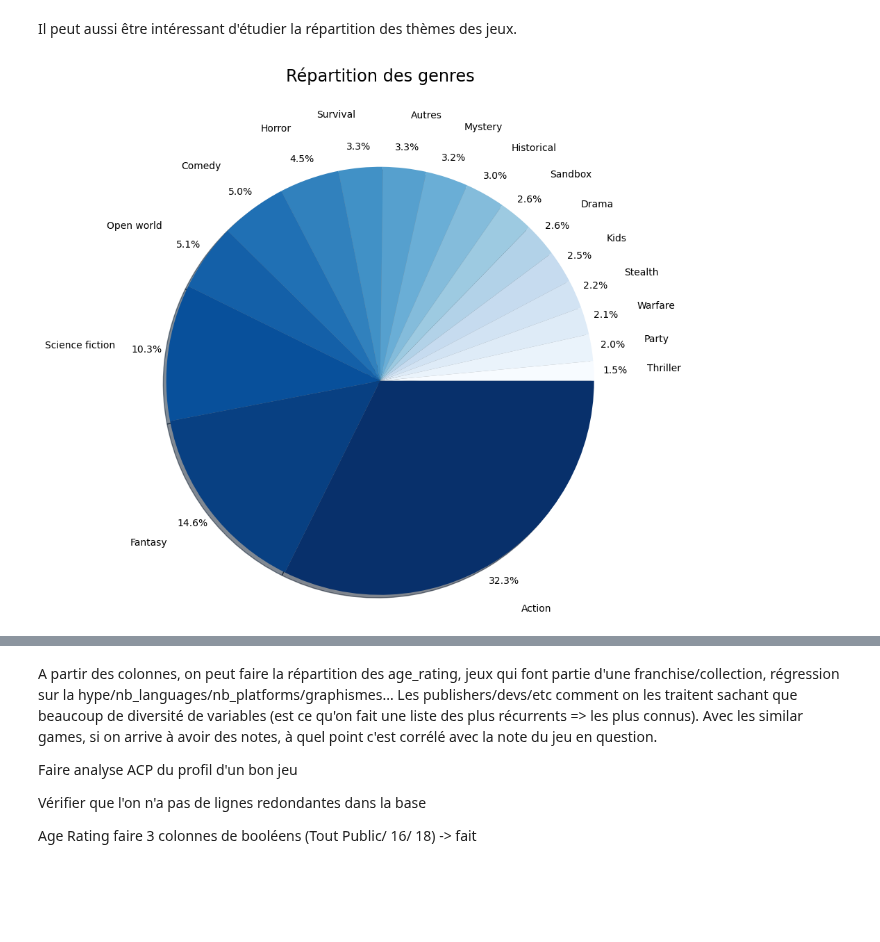
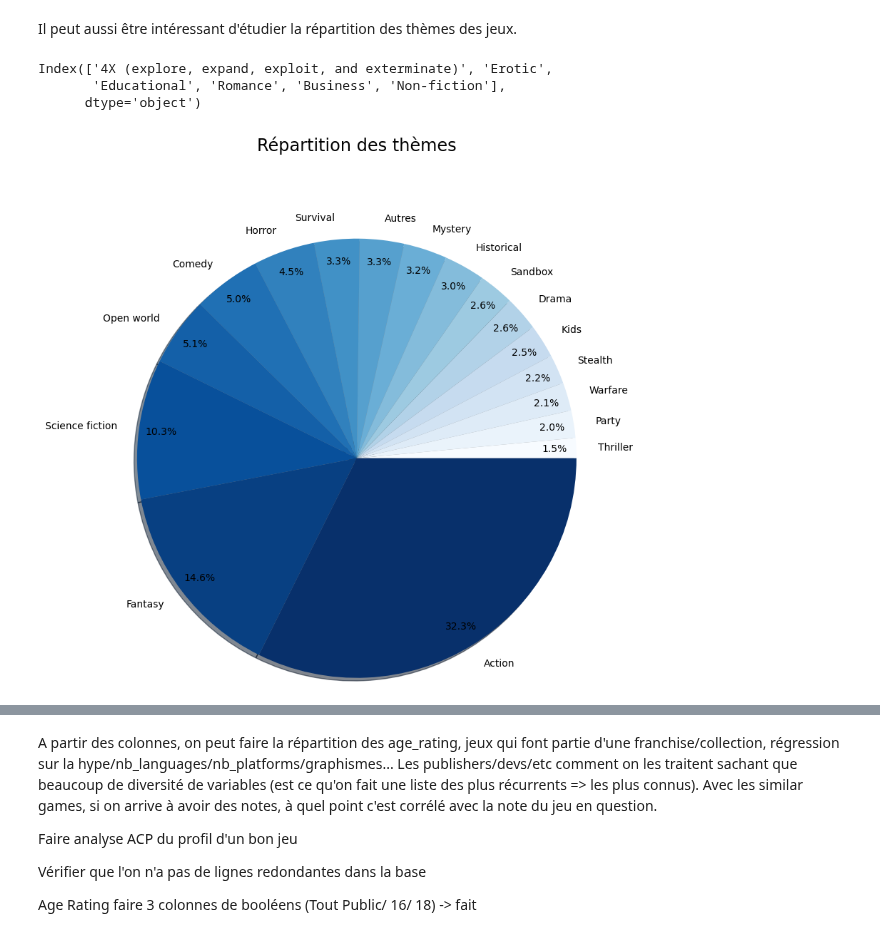
Before and after one commit to PyTomSss/PythonProjects, a Jupyter notebook: Project_Notebook.ipynb, the cells around one changed output, grey strips where cells are left out. Drawn from its saved outputs; the diff is of its cells as text; code cells hidden in the pictures; blank space fills up the shorter version.

```diff
--- a/Project_Notebook.ipynb
+++ b/Project_Notebook.ipynb
@@ -968,21 +962,25 @@ Il peut aussi être intéressant d'étudier la répartition des thèmes des jeux
 # %%
 colonnes_cam=list(theme_dictionnary.values())
 
 df_cam = DF[colonnes_cam].sum().sort_values()
 dfbis=pd.DataFrame(df_cam)
 autres_themes=dfbis[dfbis[0]/dfbis[0].sum()<0.01].index
+print(autres_themes)
 dfbis.loc['Autres']=dfbis.loc[autres_themes, 0].sum()
 dfbis=dfbis.drop(autres_themes)
 dfbis=dfbis.sort_values(by=0)
 
 colors = plt.cm.Blues(np.linspace(0, 1, len(dfbis)))
 
 plt.figure(figsize=(5,5))
-plt.pie(dfbis[0], labels=dfbis.index,autopct='%1.1f%%',startangle=0,pctdistance=1.1,
-        labeldistance=1.25,colors=colors, radius=2, shadow=True)
+plt.pie(dfbis[0], labels=dfbis.index,autopct='%1.1f%%',startangle=0,pctdistance=0.9,
+        labeldistance=1.1,colors=colors, radius=2, shadow=True)
 
 
-plt.title('Répartition des genres', y=1.6,fontsize= 'xx-large')
+plt.title('Répartition des thèmes', y=1.6,fontsize= 'xx-large')
 plt.show()
 # %% [output]
+Index(['4X (explore, expand, exploit, and exterminate)', 'Erotic',
+       'Educational', 'Romance', 'Business', 'Non-fiction'],
+      dtype='object')
-[figure, old version]
+[figure, new version]
```
Also changed, not shown: parts of 17 cells of this notebook.
